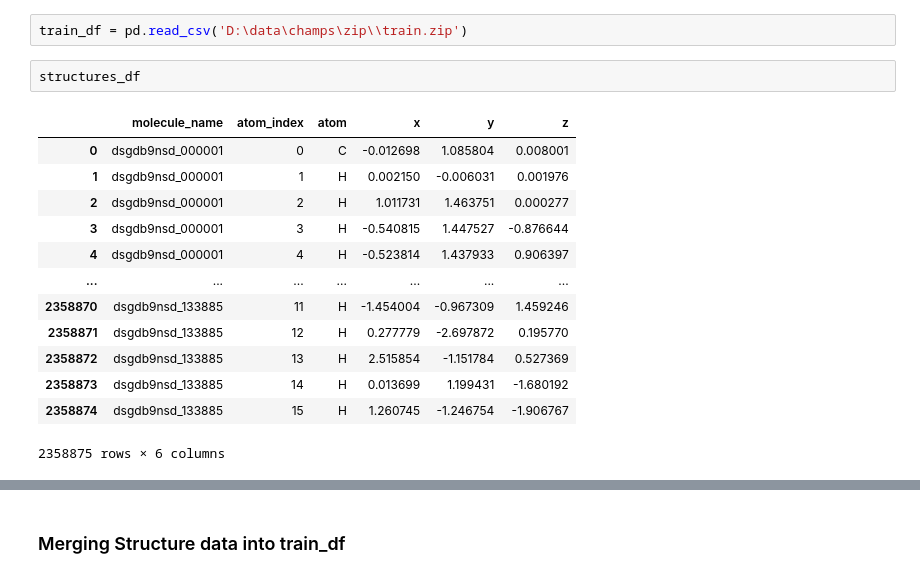
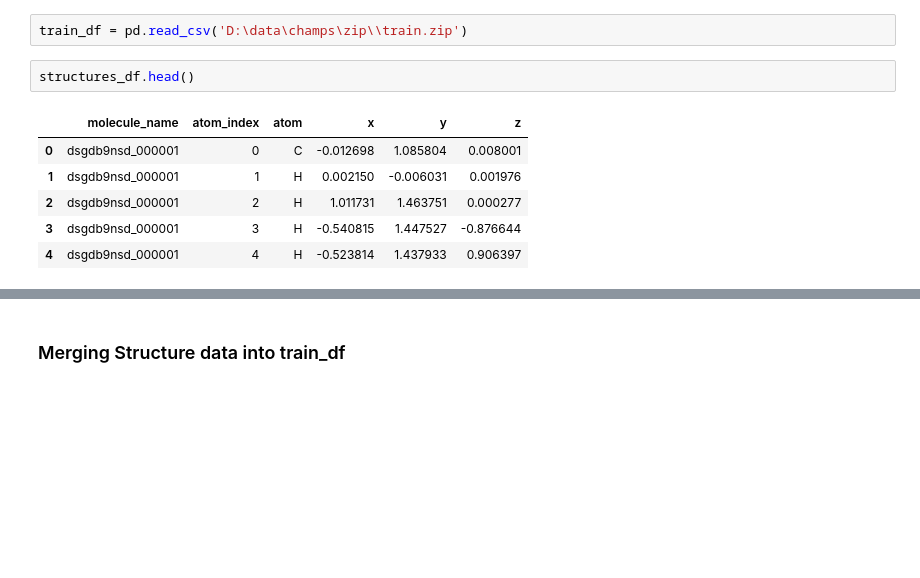
Before and after one commit to stonefollari/champs, a Jupyter notebook: src.ipynb, the cells around one changed output, grey strips where cells are left out. Cells and saved outputs as stored; diff of their text form; blank space fills up the shorter version.

```diff
--- a/src.ipynb
+++ b/src.ipynb
@@ -23,19 +25,12 @@ structures_df = pd.read_csv('D:\data\champs\zip\structures.zip')
 # %%
 train_df = pd.read_csv('D:\data\champs\zip\\train.zip')
 # %%
-structures_df
+structures_df.head()
 # %% [output]
 |  | molecule_name | atom_index | atom | x | y | z |
 | 0 | dsgdb9nsd_000001 | 0 | C | -0.012698 | 1.085804 | 0.008001 |
 | 1 | dsgdb9nsd_000001 | 1 | H | 0.002150 | -0.006031 | 0.001976 |
 | 2 | dsgdb9nsd_000001 | 2 | H | 1.011731 | 1.463751 | 0.000277 |
 | 3 | dsgdb9nsd_000001 | 3 | H | -0.540815 | 1.447527 | -0.876644 |
 | 4 | dsgdb9nsd_000001 | 4 | H | -0.523814 | 1.437933 | 0.906397 |
-| ... | ... | ... | ... | ... | ... | ... |
-| 2358870 | dsgdb9nsd_133885 | 11 | H | -1.454004 | -0.967309 | 1.459246 |
-| 2358871 | dsgdb9nsd_133885 | 12 | H | 0.277779 | -2.697872 | 0.195770 |
-| 2358872 | dsgdb9nsd_133885 | 13 | H | 2.515854 | -1.151784 | 0.527369 |
-| 2358873 | dsgdb9nsd_133885 | 14 | H | 0.013699 | 1.199431 | -1.680192 |
-| 2358874 | dsgdb9nsd_133885 | 15 | H | 1.260745 | -1.246754 | -1.906767 |
-2358875 rows × 6 columns
 # %%
```
Also changed, not shown: parts of 16 cells of this notebook.
